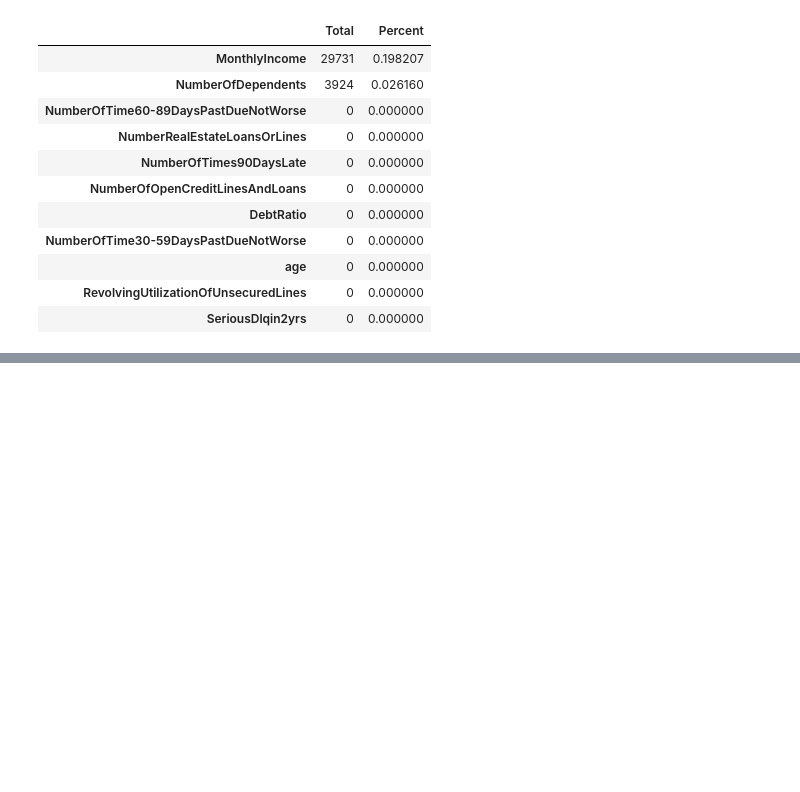
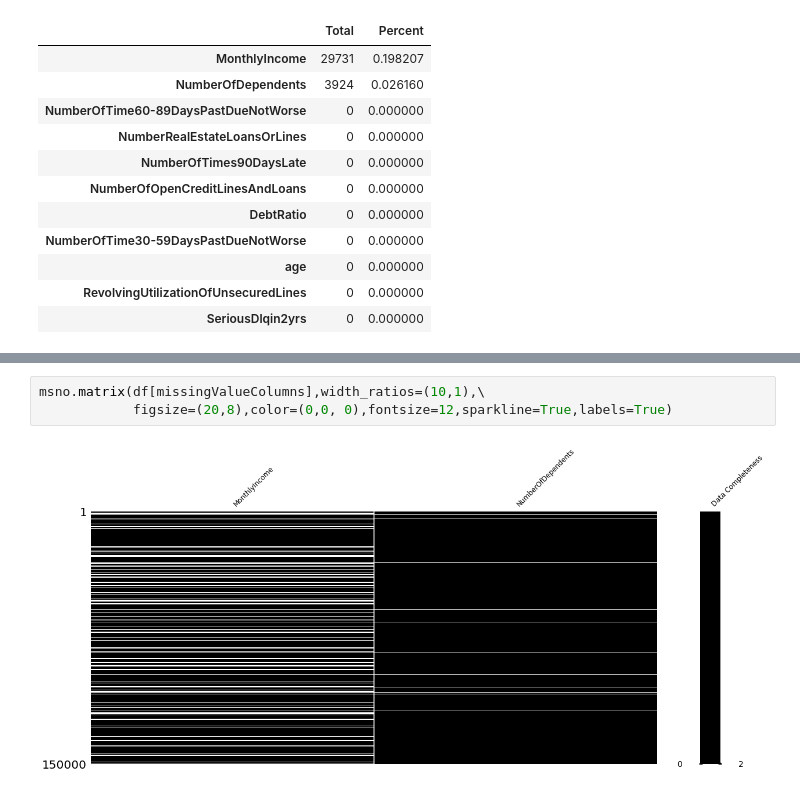
Before and after one commit to tap222/SMART_CUBE, a Jupyter notebook: Missing_values.ipynb, the cells around one changed output, grey strips where cells are left out. Drawn from its saved outputs; the diff is of its cells as text; blank space fills up the shorter version.

```diff
--- a/Missing_values.ipynb
+++ b/Missing_values.ipynb
@@ -64,0 +107,5 @@ sns.barplot(x='MonthlyIncome', y='SeriousDlqin2yrs', data=MonthlyIncome_perc,ord
+# %%
+msno.matrix(df[missingValueColumns],width_ratios=(10,1),\
+            figsize=(20,8),color=(0,0, 0),fontsize=12,sparkline=True,labels=True)
+# %% [output]
+[figure, added]
```
Also changed, not shown: parts of 5 cells of this notebook.
